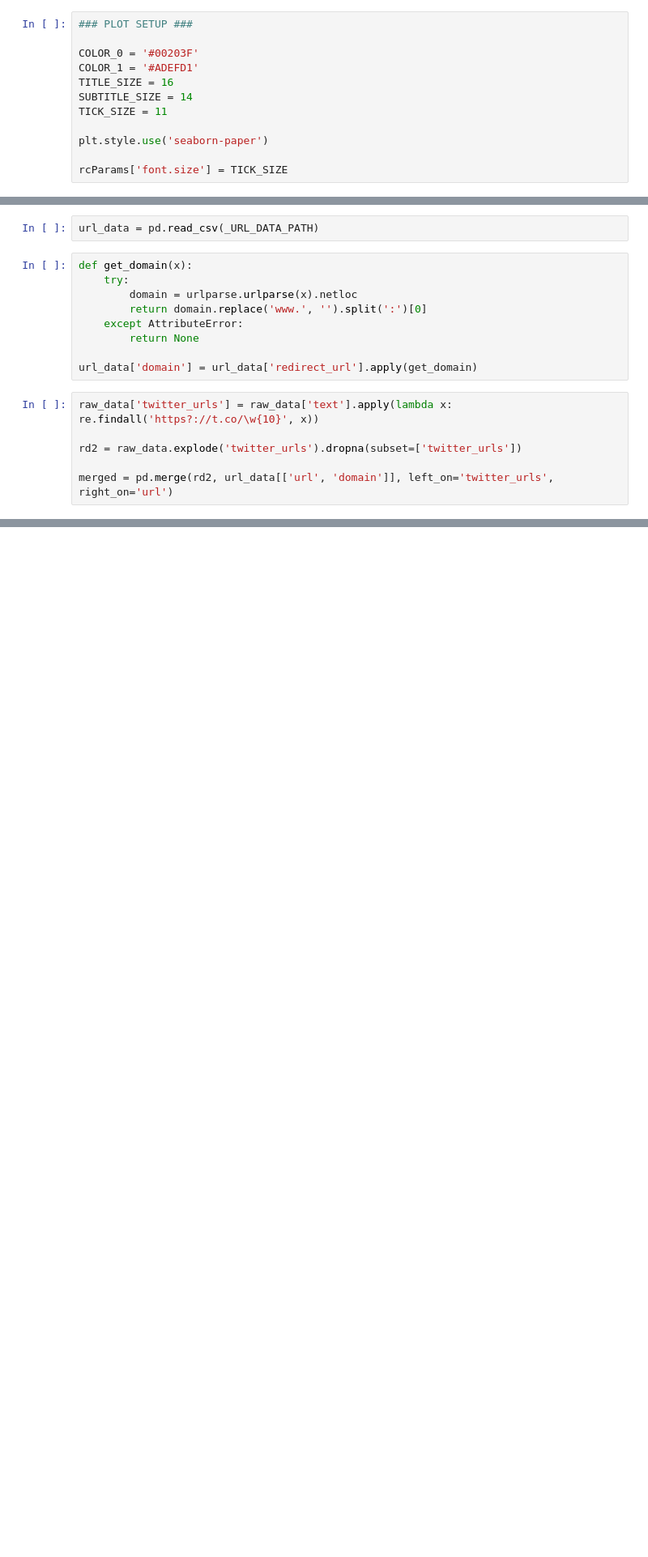
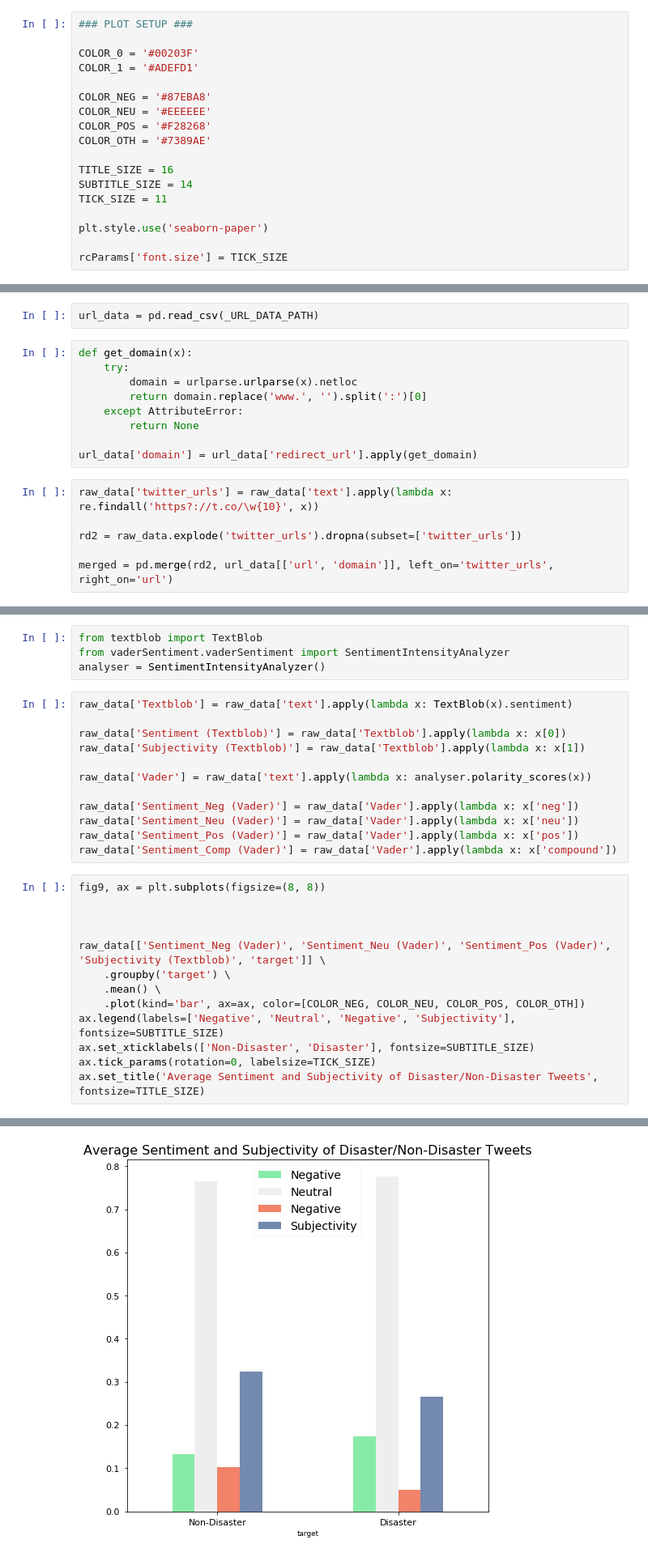
Before and after one commit to vegarab/aml-twitter-fakeornot, a Jupyter notebook: Notebooks/quantitative-stats.ipynb, the cells around one changed output, grey strips where cells are left out. Shown at 81% size. Drawn from its saved outputs; the diff is of its cells as text; blank space fills up the shorter version.

```diff
--- a/Notebooks/quantitative-stats.ipynb
+++ b/Notebooks/quantitative-stats.ipynb
@@ -30,6 +33,12 @@ y = np.array(y_train + y_test)
 
 COLOR_0 = '#00203F'
 COLOR_1 = '#ADEFD1'
+
+COLOR_NEG = '#87EBA8'
+COLOR_NEU = '#EEEEEE'
+COLOR_POS = '#F28268'
+COLOR_OTH = '#7389AE'
+
 TITLE_SIZE = 16
 SUBTITLE_SIZE = 14
 TICK_SIZE = 11
@@ -352,0 +374,30 @@ ax[1].tick_params(labelsize=TICK_SIZE)
+# %%
+from textblob import TextBlob
+from vaderSentiment.vaderSentiment import SentimentIntensityAnalyzer
+analyser = SentimentIntensityAnalyzer()
+# %%
+raw_data['Textblob'] = raw_data['text'].apply(lambda x: TextBlob(x).sentiment)
+
+raw_data['Sentiment (Textblob)'] = raw_data['Textblob'].apply(lambda x: x[0])
+raw_data['Subjectivity (Textblob)'] = raw_data['Textblob'].apply(lambda x: x[1])
+
+raw_data['Vader'] = raw_data['text'].apply(lambda x: analyser.polarity_scores(x))
+
+raw_data['Sentiment_Neg (Vader)'] = raw_data['Vader'].apply(lambda x: x['neg'])
+raw_data['Sentiment_Neu (Vader)'] = raw_data['Vader'].apply(lambda x: x['neu'])
+raw_data['Sentiment_Pos (Vader)'] = raw_data['Vader'].apply(lambda x: x['pos'])
+raw_data['Sentiment_Comp (Vader)'] = raw_data['Vader'].apply(lambda x: x['compound'])
+# %%
+fig9, ax = plt.subplots(figsize=(8, 8))
+
+
+
+raw_data[['Sentiment_Neg (Vader)', 'Sentiment_Neu (Vader)', 'Sentiment_Pos (Vader)', 'Subjectivity (Textblob)', 'target']] \
+    .groupby('target') \
+    .mean() \
+    .plot(kind='bar', ax=ax, color=[COLOR_NEG, COLOR_NEU, COLOR_POS, COLOR_OTH])
+ax.legend(labels=['Negative', 'Neutral', 'Negative', 'Subjectivity'], fontsize=SUBTITLE_SIZE)
+ax.set_xticklabels(['Non-Disaster', 'Disaster'], fontsize=SUBTITLE_SIZE)
+ax.tick_params(rotation=0, labelsize=TICK_SIZE)
+ax.set_title('Average Sentiment and Subjectivity of Disaster/Non-Disaster Tweets', fontsize=TITLE_SIZE)
+# %% [output]
@@ -352,0 +405 @@ ax[1].tick_params(labelsize=TICK_SIZE)
+[figure, added]
```
Also changed, not shown: parts of 13 cells of this notebook, 9 other files.
